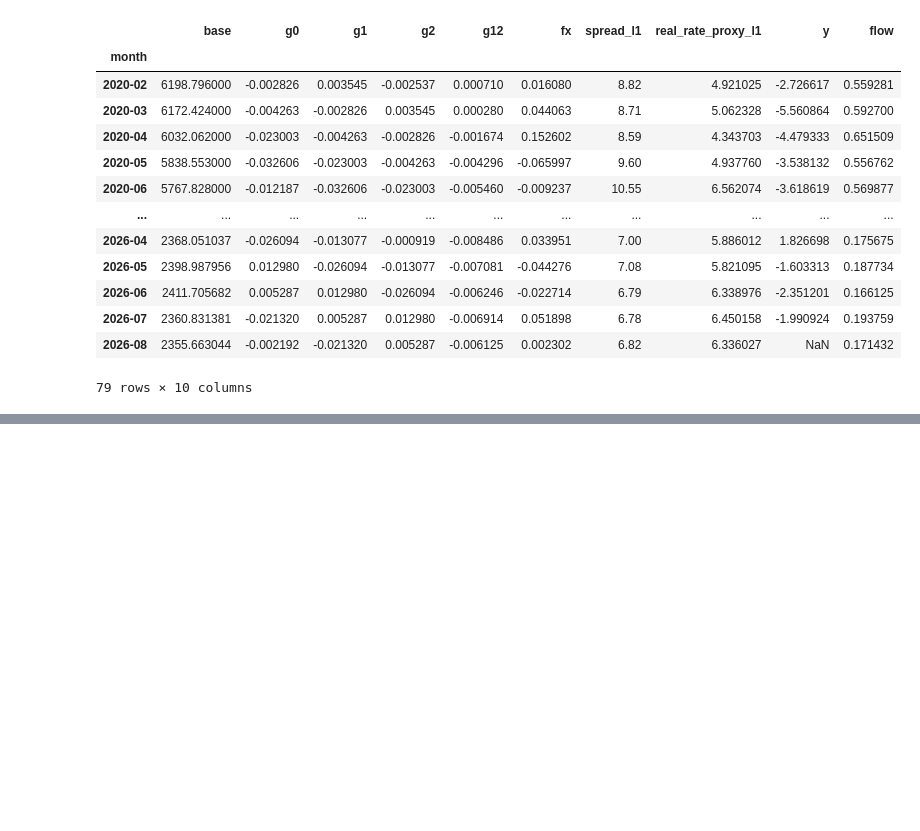
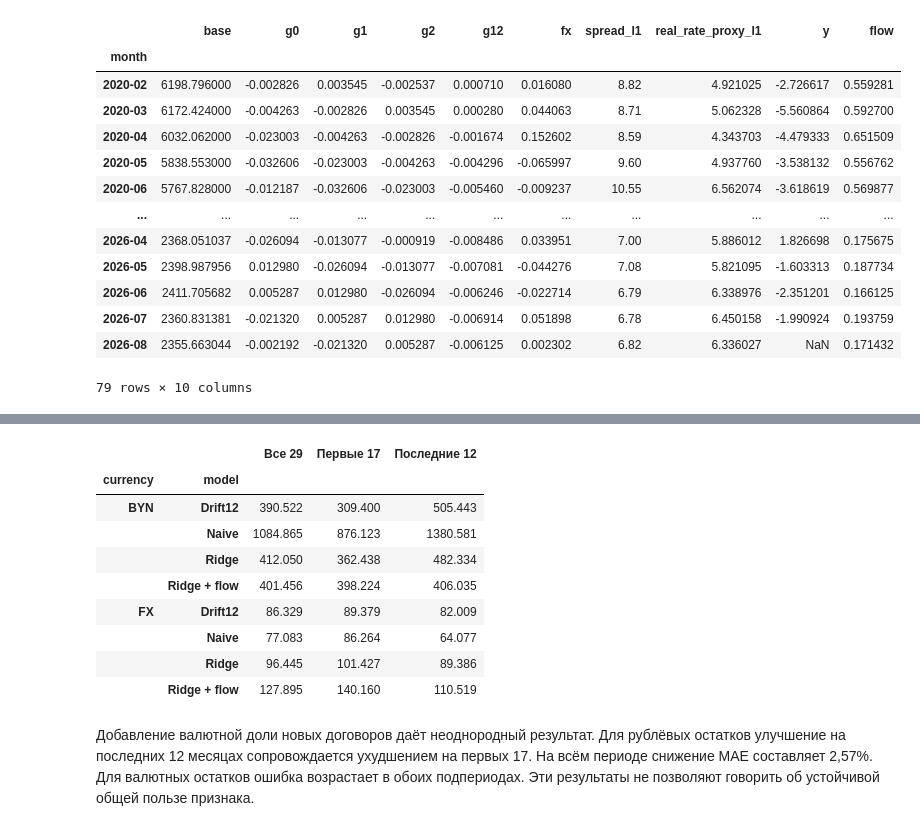
Before and after one commit to venskovalentin/belarus_dollarization_paper, a Jupyter notebook: notebooks/research_notebook.ipynb, the cells around one changed output, grey strips where cells are left out. Cells and saved outputs as stored; diff of their text form; code cells hidden in the pictures; blank space fills up the shorter version.

```diff
--- a/notebooks/research_notebook.ipynb
+++ b/notebooks/research_notebook.ipynb
@@ -850,0 +1031,68 @@ display(component_results_flow["byn_transfer"].round(3))
+# %%
+baseline_rows = []
+
+for currency, column in [
+    ("BYN", "byn_stock_mln"),
+    ("FX", "fx_stock_usd_mln"),
+]:
+    for model_name, predictions in [
+        ("Naive", naive_predictions),
+        ("Drift12", drift_predictions),
+    ]:
+        table = pd.DataFrame({
+            "actual": stocks[column],
+            "prediction": predictions[column],
+        }).loc["2024-04":"2026-08"].copy()
+
+        assert len(table) == 29
+        assert table.notna().all().all(), "Есть пропуски"
+
+        table["month"] = table.index
+        table["currency"] = currency
+        table["model"] = model_name
+        table["absolute_error"] = (
+            table["actual"] - table["prediction"]
+        ).abs()
+
+        baseline_rows.append(table.reset_index(drop=True))
+
+all_totals_long = pd.concat(
+    [totals_long] + baseline_rows,
+    ignore_index=True,
+)
+
+# Проверяем одинаковое число месяцев для всех моделей.
+assert all_totals_long.groupby(
+    ["currency", "model"]
+).size().eq(29).all()
+
+all_period_metrics = {}
+
+for period_name, (start, end) in periods.items():
+    mask = all_totals_long["month"].between(
+        pd.Period(start, freq="M"),
+        pd.Period(end, freq="M"),
+    )
+
+    all_period_metrics[period_name] = (
+        all_totals_long.loc[mask]
+        .groupby(["currency", "model"])["absolute_error"]
+        .mean()
+    )
+
+all_mae_long = pd.DataFrame(all_period_metrics)
+
+display(all_mae_long.round(3))
+# %% [output]
+|  |  | Все 29 | Первые 17 | Последние 12 |
+| currency | model |  |  |  |
+| BYN | Drift12 | 390.522 | 309.400 | 505.443 |
+|  | Naive | 1084.865 | 876.123 | 1380.581 |
+|  | Ridge | 412.050 | 362.438 | 482.334 |
+|  | Ridge + flow | 401.456 | 398.224 | 406.035 |
+| FX | Drift12 | 86.329 | 89.379 | 82.009 |
+|  | Naive | 77.083 | 86.264 | 64.077 |
+|  | Ridge | 96.445 | 101.427 | 89.386 |
+|  | Ridge + flow | 127.895 | 140.160 | 110.519 |
+# %% [markdown]
+Добавление валютной доли новых договоров даёт неоднородный результат. Для рублёвых остатков улучшение на последних 12 месяцах сопровождается ухудшением на первых 17. На всём периоде снижение MAE составляет 2,57%. Для валютных остатков ошибка возрастает в обоих подпериодах. Эти результаты не позволяют говорить об устойчивой общей пользе признака.
```
Also changed, not shown: parts of 12 cells of this notebook.
